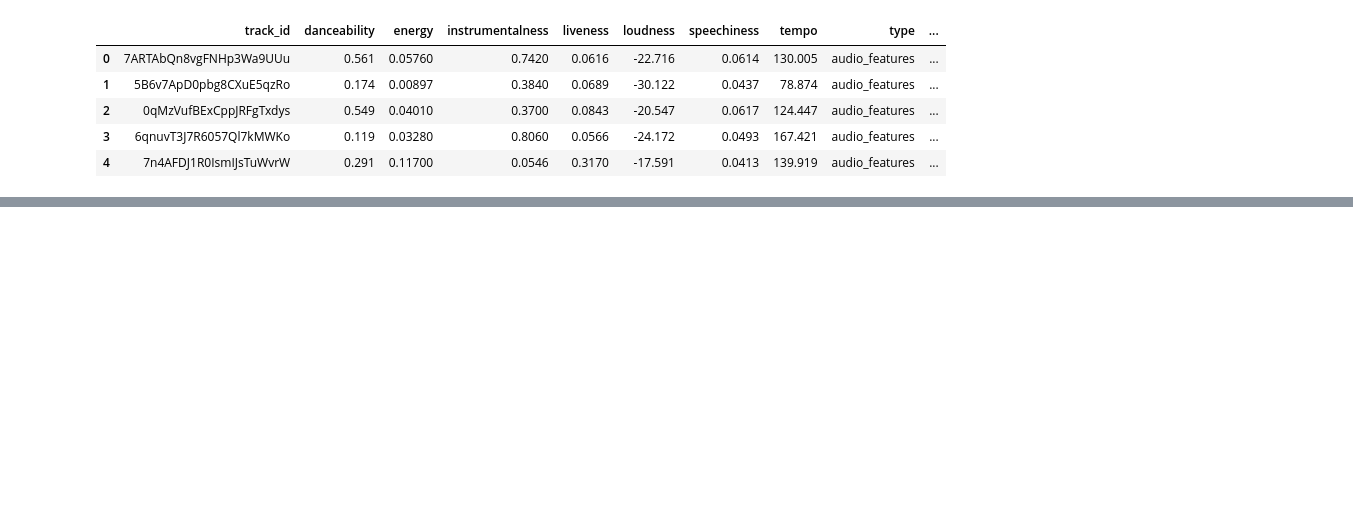
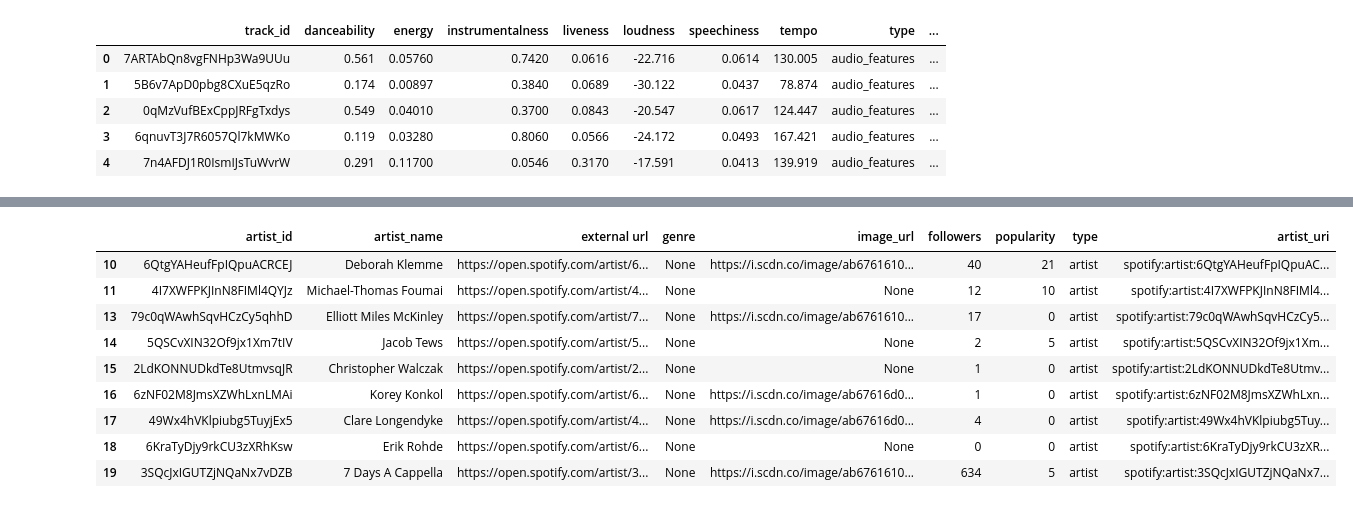
Before and after one commit to JacobTews/spotify, a Jupyter notebook: jupyter_workspace.ipynb, the cells around one changed output, grey strips where cells are left out. Drawn from its saved outputs; the diff is of its cells as text; code cells hidden in the pictures; blank space fills up the shorter version.

```diff
--- a/jupyter_workspace.ipynb
+++ b/jupyter_workspace.ipynb
@@ -52 +72,14 @@ Track = (27, 9)
 Track feature = (27, 11)
+# %%
+artist_df[artist_df['genre'].isna()]
+# %% [output]
+|  | artist_id | artist_name | external url | genre | image_url | followers | popularity | type | artist_uri |
+| 10 | 6QtgYAHeufFpIQpuACRCEJ | Deborah Klemme | https://open.spotify.com/artist/6... | None | https://i.scdn.co/image/ab6761610... | 40 | 21 | artist | spotify:artist:6QtgYAHeufFpIQpuAC... |
+| 11 | 4I7XWFPKJInN8FIMl4QYJz | Michael-Thomas Foumai | https://open.spotify.com/artist/4... | None | None | 12 | 10 | artist | spotify:artist:4I7XWFPKJInN8FIMl4... |
+| 13 | 79c0qWAwhSqvHCzCy5qhhD | Elliott Miles McKinley | https://open.spotify.com/artist/7... | None | https://i.scdn.co/image/ab6761610... | 17 | 0 | artist | spotify:artist:79c0qWAwhSqvHCzCy5... |
+| 14 | 5QSCvXIN32Of9jx1Xm7tIV | Jacob Tews | https://open.spotify.com/artist/5... | None | None | 2 | 5 | artist | spotify:artist:5QSCvXIN32Of9jx1Xm... |
+| 15 | 2LdKONNUDkdTe8UtmvsqJR | Christopher Walczak | https://open.spotify.com/artist/2... | None | None | 1 | 0 | artist | spotify:artist:2LdKONNUDkdTe8Utmv... |
+| 16 | 6zNF02M8JmsXZWhLxnLMAi | Korey Konkol | https://open.spotify.com/artist/6... | None | https://i.scdn.co/image/ab67616d0... | 1 | 0 | artist | spotify:artist:6zNF02M8JmsXZWhLxn... |
+| 17 | 49Wx4hVKlpiubg5TuyjEx5 | Clare Longendyke | https://open.spotify.com/artist/4... | None | https://i.scdn.co/image/ab67616d0... | 4 | 0 | artist | spotify:artist:49Wx4hVKlpiubg5Tuy... |
+| 18 | 6KraTyDjy9rkCU3zXRhKsw | Erik Rohde | https://open.spotify.com/artist/6... | None | None | 0 | 0 | artist | spotify:artist:6KraTyDjy9rkCU3zXR... |
+| 19 | 3SQcJxIGUTZjNQaNx7vDZB | 7 Days A Cappella | https://open.spotify.com/artist/3... | None | https://i.scdn.co/image/ab6761610... | 634 | 5 | artist | spotify:artist:3SQcJxIGUTZjNQaNx7... |
```
Also changed, not shown: parts of 7 cells of this notebook, 6 other files.
